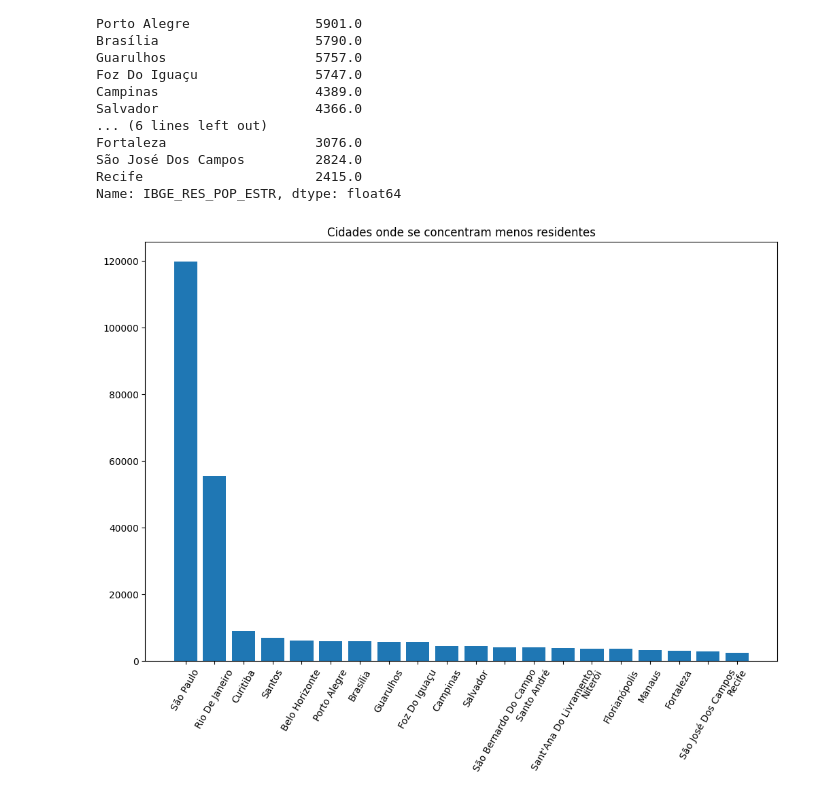
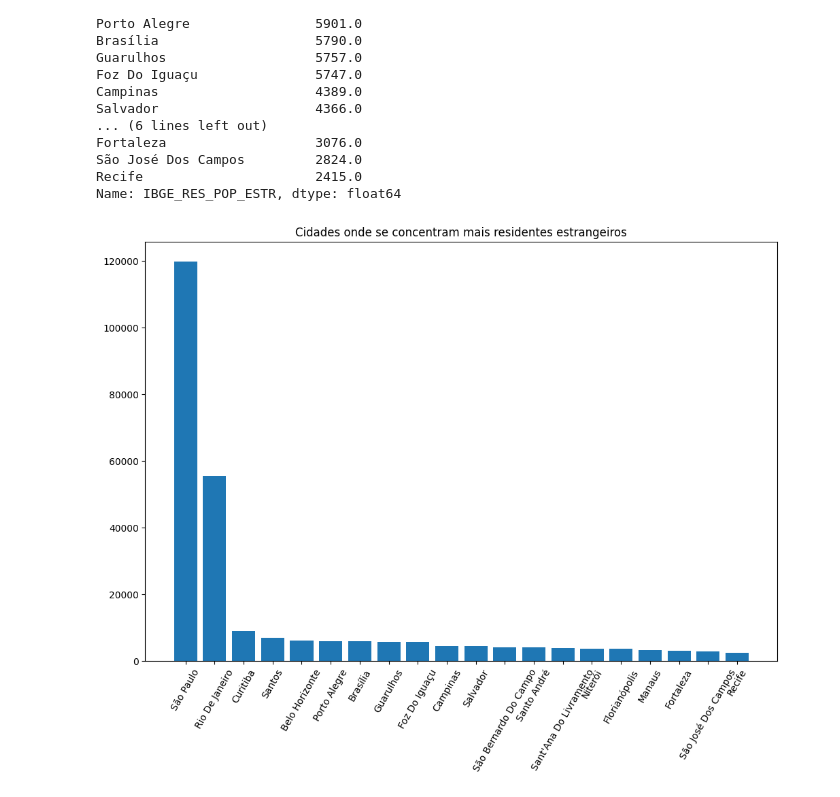
Before and after one commit to OzieleOliveira/Atividade_final_analise_dados-, a Jupyter notebook: Untitled.ipynb, the cells around one changed output. Saved outputs shown, nothing was run; the diff lists cells and outputs as text; code cells hidden in the pictures.

```diff
--- a/Untitled.ipynb
+++ b/Untitled.ipynb
@@ -449,10 +445,10 @@ Name: IBGE_RES_POP_ESTR, dtype: float64
 # %%
 estrangeira = tabela.groupby('CITY').sum(numeric_only=True).IBGE_RES_POP_ESTR.sort_values(ascending=False).head(20)
 
 plt.bar(estrangeira.index, estrangeira.values)
-plt.title('Cidades onde se concentram menos residentes')
+plt.title('Cidades onde se concentram mais residentes estrangeiros')
 plt.gcf().set_size_inches(12, 8)
 plt.xticks(rotation=60)
 plt.show()
 # %% [output]
-[figure, old version]
+[figure, new version]
```
Also changed, not shown: parts of 6 cells of this notebook.
